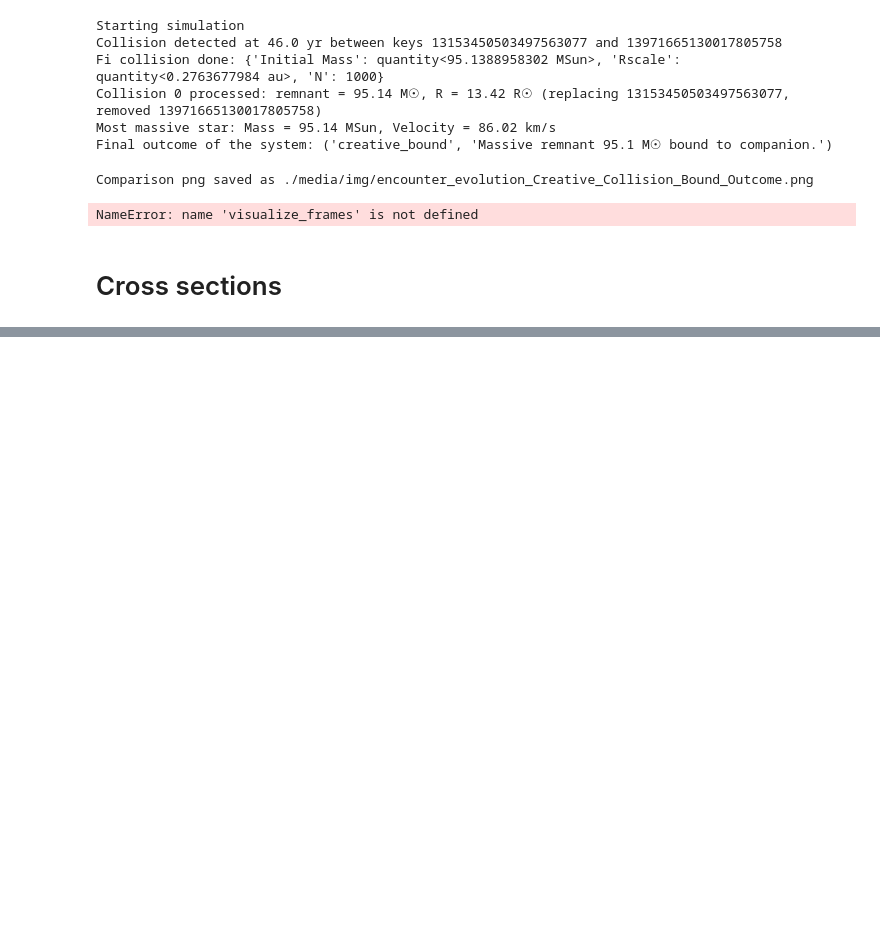
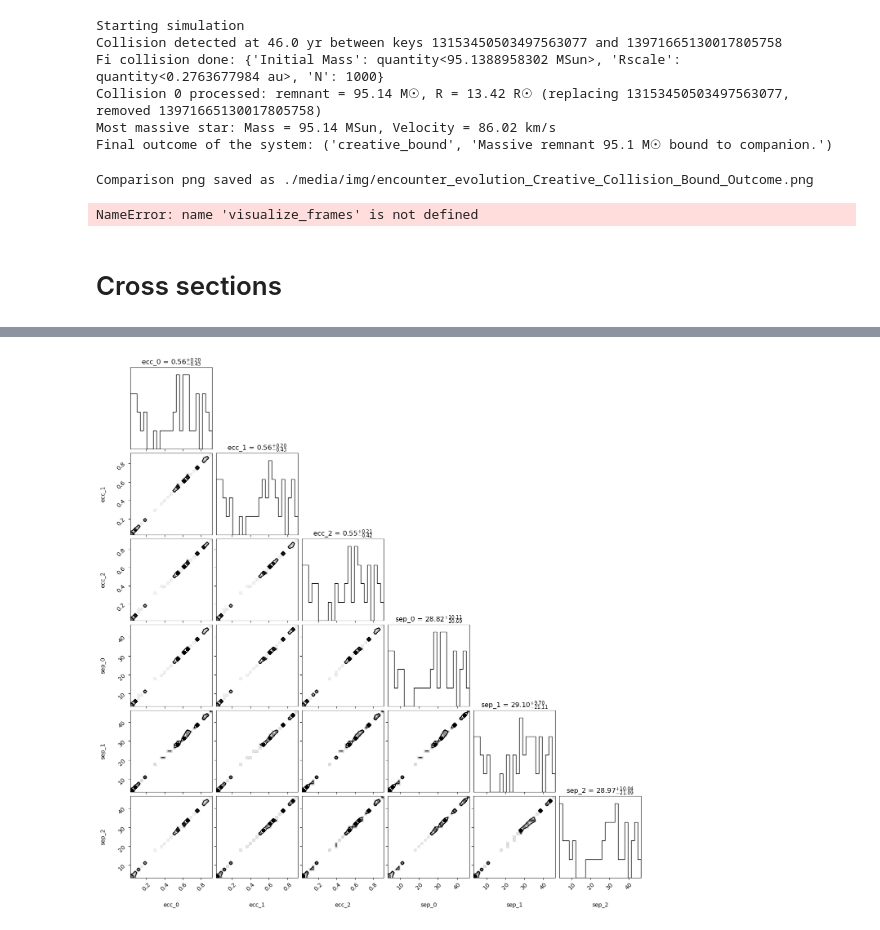
Before and after one commit to Yang-Taotao/strw-amuse-project, a Jupyter notebook: notebooks/Triple_binary_simulation.ipynb, the cells around one changed output, grey strips where cells are left out. Saved outputs shown, nothing was run; the diff lists cells and outputs as text; code cells hidden in the pictures; blank space fills up the shorter version.

```diff
--- a/notebooks/Triple_binary_simulation.ipynb
+++ b/notebooks/Triple_binary_simulation.ipynb
@@ -173,6 +182,6 @@ from src.strw_amuse.gif_plotting import visualize_initial_final_frames
 from src.strw_amuse.cross_section import monte_carlo_19D
 # %%
 summary = monte_carlo_19D(
-    n_samples=100
+    n_samples=10
 )
 # %% [output]
@@ -277,0 +226,11 @@ Collision detected at 0.2 yr between keys 4009045395285513309 and 15263743319422
+# %%
+import pickle
+import os
+
+MCMC100_1_run = summary
+path = os.path.abspath("/Users/eirinichrysovergi/strw-amuse-project/summary.pkl")
+
+with open(path, "wb") as f:
+    pickle.dump(MCMC100_1_run, f)
+
+print("Saved to:", path)
@@ -278,2 +242,13 @@ Collision detected at 0.2 yr between keys 4009045395285513309 and 15263743319422
 # %%
 from src.strw_amuse.cross_section import plot_corner_for_outcome
+# %%
+import pickle
+
+path = os.path.abspath("/Users/eirinichrysovergi/strw-amuse-project/summary.pkl")
+
+with open(path, "rb") as f:
+    summary = pickle.load(f)
+
+# Inspect the loaded object
+print(type(summary))
+print(summary)
@@ -287,0 +285,9 @@ AssertionError: I don't believe that you want more dimensions than samples!
+# %%
+
+plot_corner_marginalized(
+    samples=summary["samples"],
+    results=summary["results"],
+    outcome_name="creative_ionized",
+    param_subset=["ecc", "sep"]
+)
+# %% [output]
@@ -287,0 +302 @@ AssertionError: I don't believe that you want more dimensions than samples!
+[figure, added]
```
Also changed, not shown: parts of 13 cells of this notebook, 14 other files.
